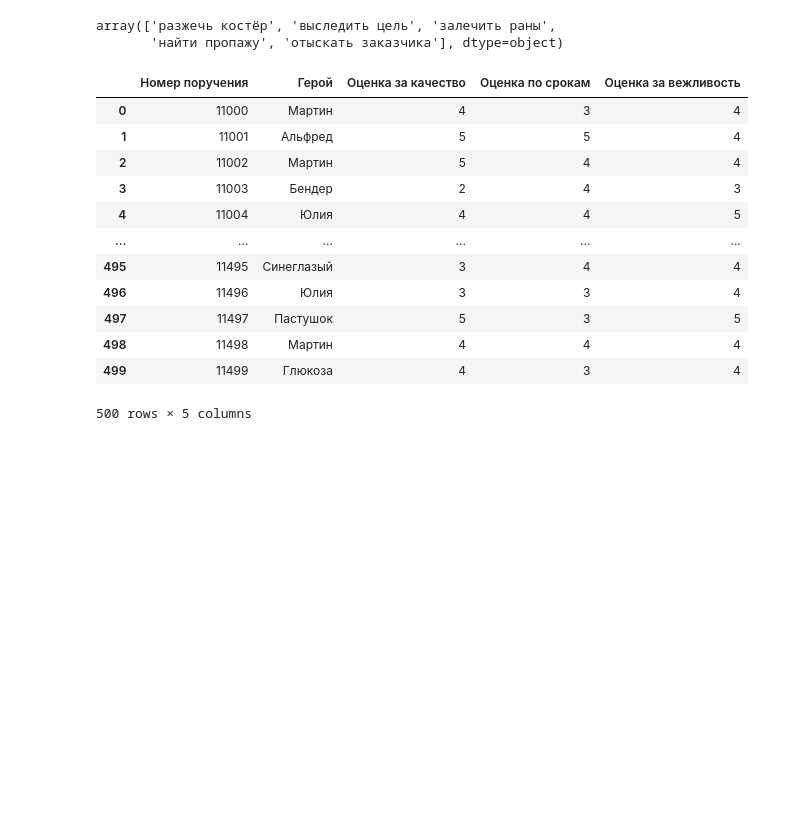
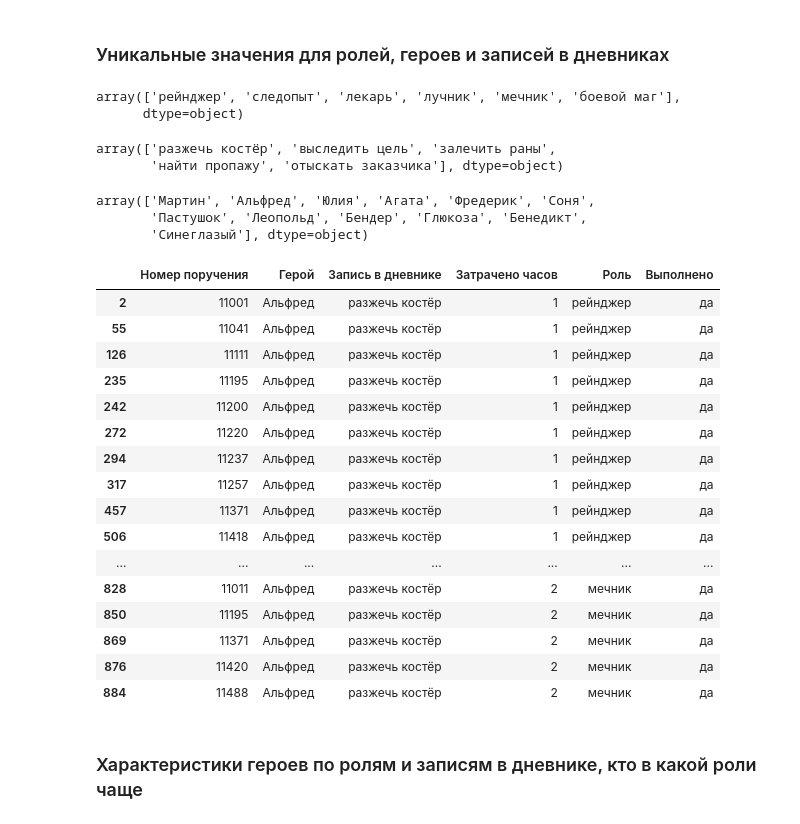
Before and after one commit to orekhovsky/GPN-Intelligence-Cup-2024_RecSys, a Jupyter notebook: explore.ipynb, the cells around one changed output. Saved outputs shown, nothing was run; the diff lists cells and outputs as text; code cells hidden in the pictures; blank space fills up the shorter version.

```diff
--- a/explore.ipynb
+++ b/explore.ipynb
@@ -30,21 +8,40 @@ diaries[(diaries["Запись в дневнике"] == "разжечь кост
+# %% [markdown]
+### Уникальные значения для ролей, героев и записей в дневниках
+# %%
+diaries['Роль'].unique()
+# %% [output]
+array(['рейнджер', 'следопыт', 'лекарь', 'лучник', 'мечник', 'боевой маг'],
+      dtype=object)
 # %%
 diaries['Запись в дневнике'].unique()
 # %% [output]
 array(['разжечь костёр', 'выследить цель', 'залечить раны',
        'найти пропажу', 'отыскать заказчика'], dtype=object)
-# %%
-marks
-# %% [output]
-|  | Номер поручения | Герой | Оценка за качество | Оценка по срокам | Оценка за вежливость |
-| 0 | 11000 | Мартин | 4 | 3 | 4 |
-| 1 | 11001 | Альфред | 5 | 5 | 4 |
-| 2 | 11002 | Мартин | 5 | 4 | 4 |
-| 3 | 11003 | Бендер | 2 | 4 | 3 |
-| 4 | 11004 | Юлия | 4 | 4 | 5 |
-| ... | ... | ... | ... | ... | ... |
-| 495 | 11495 | Синеглазый | 3 | 4 | 4 |
-| 496 | 11496 | Юлия | 3 | 3 | 4 |
-| 497 | 11497 | Пастушок | 5 | 3 | 5 |
-| 498 | 11498 | Мартин | 4 | 4 | 4 |
-| 499 | 11499 | Глюкоза | 4 | 3 | 4 |
-500 rows × 5 columns
+# %%
+diaries['Герой'].unique()
+# %% [output]
+array(['Мартин', 'Альфред', 'Юлия', 'Агата', 'Фредерик', 'Соня',
+       'Пастушок', 'Леопольд', 'Бендер', 'Глюкоза', 'Бенедикт',
+       'Синеглазый'], dtype=object)
+# %%
+diaries[(diaries["Запись в дневнике"] == "разжечь костёр") &  (diaries["Герой"] == "Альфред")]
+# %% [output]
+|  | Номер поручения | Герой | Запись в дневнике | Затрачено часов | Роль | Выполнено |
+| 2 | 11001 | Альфред | разжечь костёр | 1 | рейнджер | да |
+| 55 | 11041 | Альфред | разжечь костёр | 1 | рейнджер | да |
+| 126 | 11111 | Альфред | разжечь костёр | 1 | рейнджер | да |
+| 235 | 11195 | Альфред | разжечь костёр | 1 | рейнджер | да |
+| 242 | 11200 | Альфред | разжечь костёр | 1 | рейнджер | да |
+| 272 | 11220 | Альфред | разжечь костёр | 1 | рейнджер | да |
+| 294 | 11237 | Альфред | разжечь костёр | 1 | рейнджер | да |
+| 317 | 11257 | Альфред | разжечь костёр | 1 | рейнджер | да |
+| 457 | 11371 | Альфред | разжечь костёр | 1 | рейнджер | да |
+| 506 | 11418 | Альфред | разжечь костёр | 1 | рейнджер | да |
+| ... | ... | ... | ... | ... | ... | ... |
+| 828 | 11011 | Альфред | разжечь костёр | 2 | мечник | да |
+| 850 | 11195 | Альфред | разжечь костёр | 2 | мечник | да |
+| 869 | 11371 | Альфред | разжечь костёр | 2 | мечник | да |
+| 876 | 11420 | Альфред | разжечь костёр | 2 | мечник | да |
+| 884 | 11488 | Альфред | разжечь костёр | 2 | мечник | да |
+# %% [markdown]
+### Характеристики героев по ролям и записям в дневнике, кто в какой роли чаще
```
Also changed, not shown: parts of 10 cells of this notebook.
